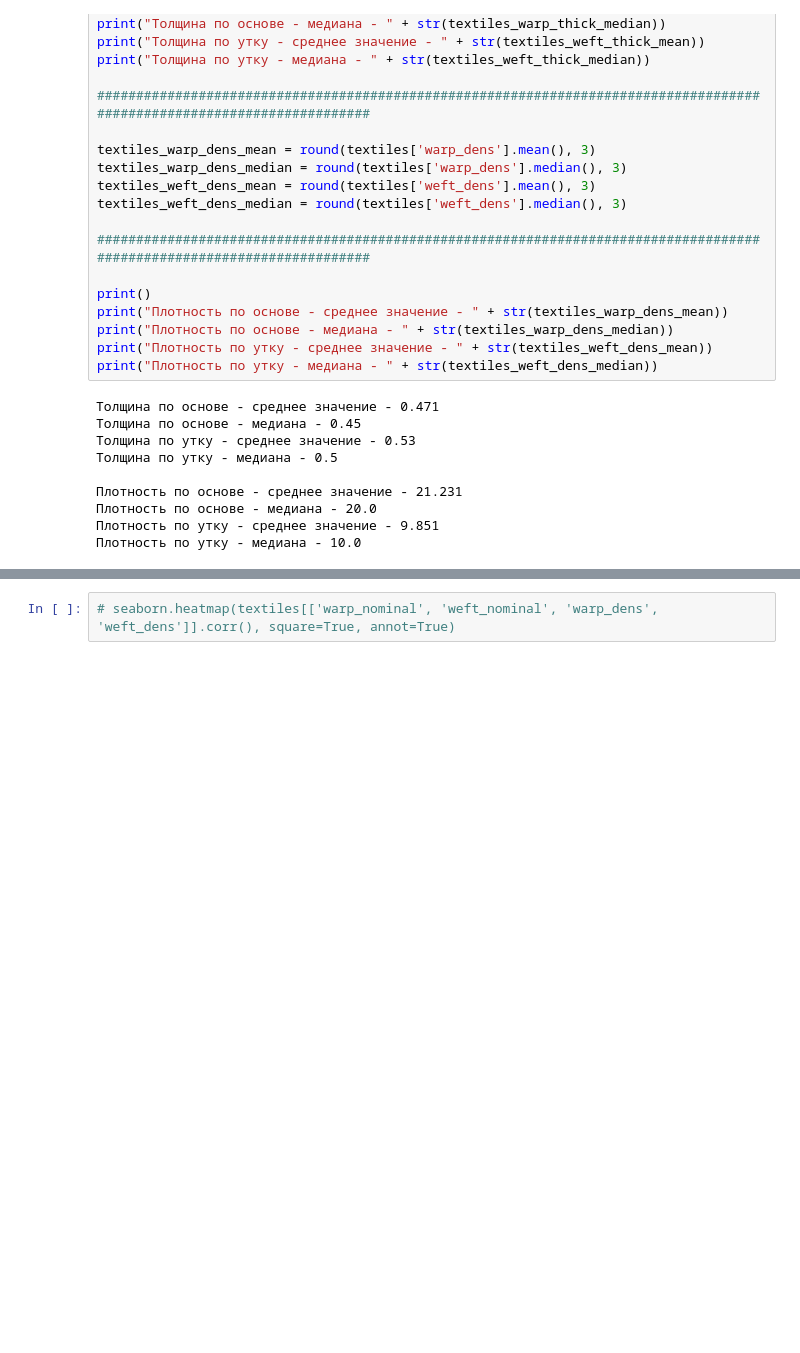
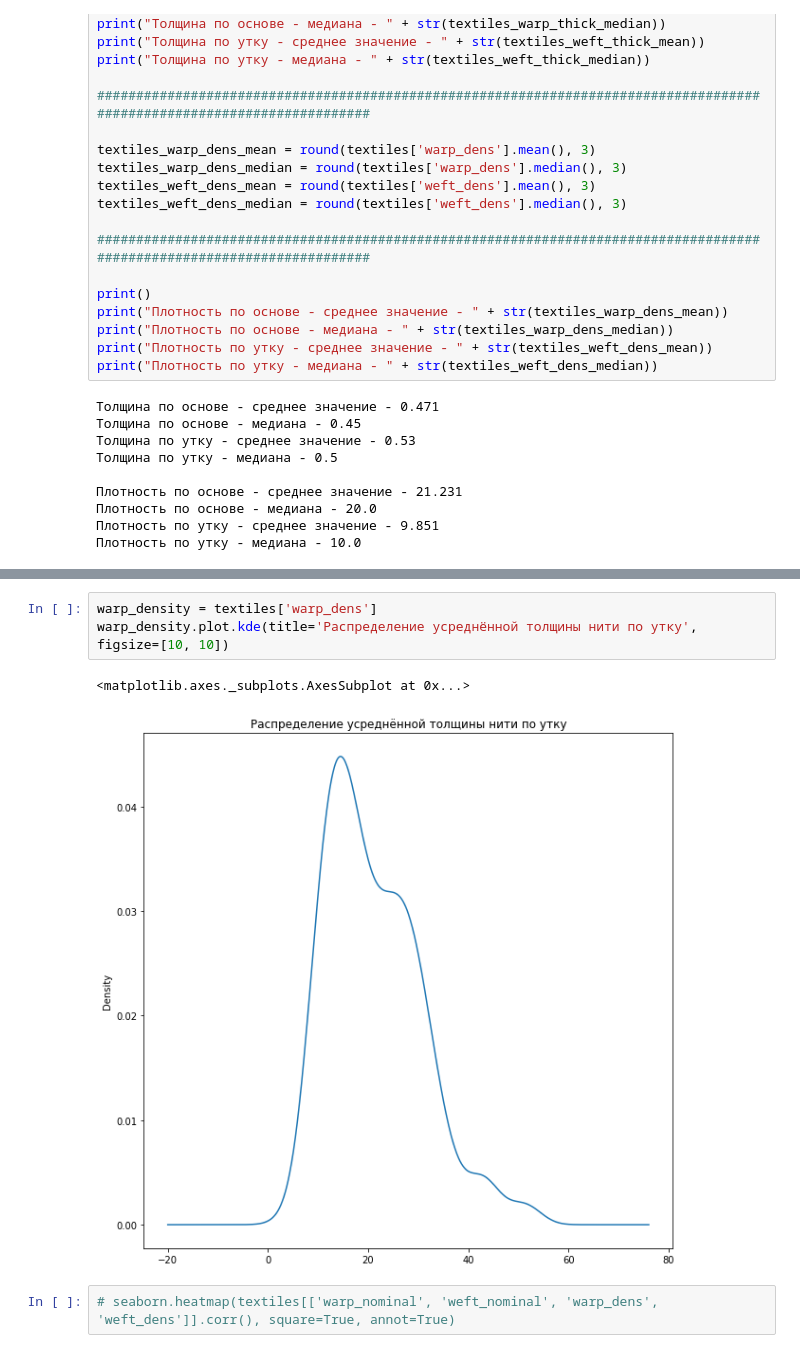
Before and after one commit to streltcov/textile_data, a Jupyter notebook: notebook.ipynb, the cells around one changed output, grey strips where cells are left out. Drawn from its saved outputs; the diff is of its cells as text; blank space fills up the shorter version.

```diff
--- a/notebook.ipynb
+++ b/notebook.ipynb
@@ -222,3 +246,9 @@ pyplot.show()
+# %%
+warp_density = textiles['warp_dens']
+warp_density.plot.kde(title='Распределение усреднённой толщины нити по утку', figsize=[10, 10])
+# %% [output]
+<matplotlib.axes._subplots.AxesSubplot at 0x...>
+[figure, added]
 # %%
 # seaborn.heatmap(textiles[['warp_nominal', 'weft_nominal', 'warp_dens', 'weft_dens']].corr(), square=True, annot=True)
 # %% [markdown]
```
Also changed, not shown: parts of 11 cells of this notebook.
